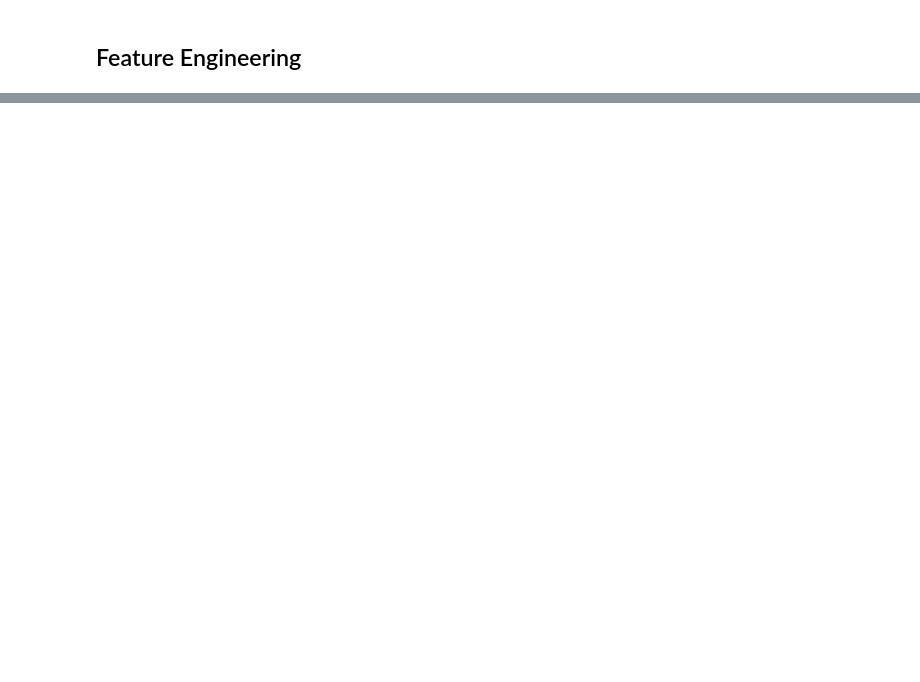
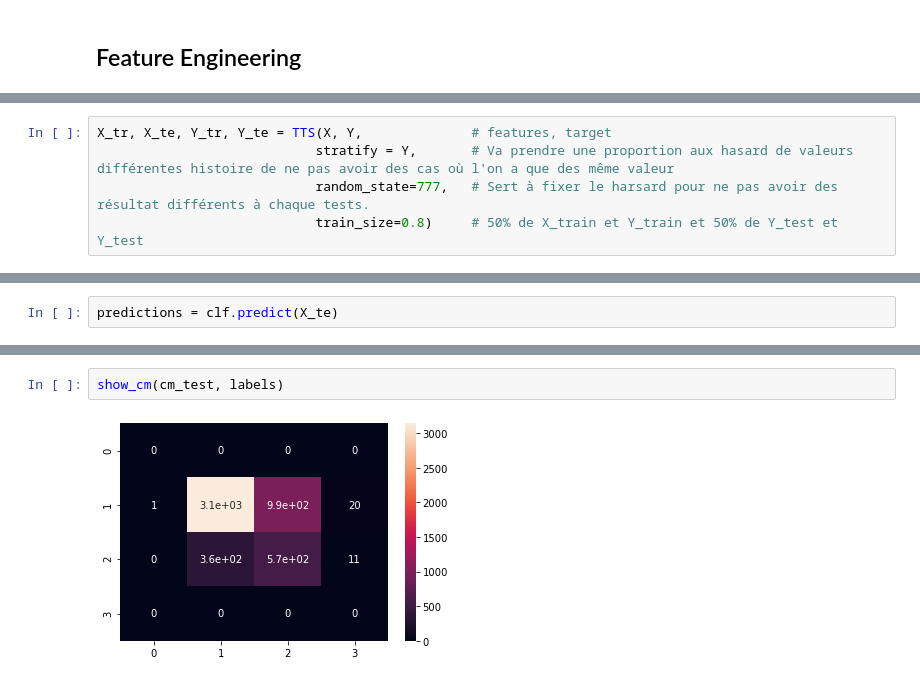
Before and after one commit to alphab2000x/python, a Jupyter notebook: Master2/Projet5/US_Accident.ipynb, the cells around one changed output, grey strips where cells are left out. Cells and saved outputs as stored; diff of their text form; blank space fills up the shorter version.

```diff
--- a/Master2/Projet5/US_Accident.ipynb
+++ b/Master2/Projet5/US_Accident.ipynb
@@ -84,0 +229,5 @@ X = X.drop(['purchase_time'],axis=1)
+# %%
+X_tr, X_te, Y_tr, Y_te = TTS(X, Y,              # features, target
+                            stratify = Y,       # Va prendre une proportion aux hasard de valeurs différentes histoire de ne pas avoir des cas où l'on a que des même valeur
+                            random_state=777,   # Sert à fixer le harsard pour ne pas avoir des résultat différents à chaque tests.
+                            train_size=0.8)     # 50% de X_train et Y_train et 50% de Y_test et Y_test
@@ -84,0 +252,2 @@ X = X.drop(['purchase_time'],axis=1)
+# %%
+predictions = clf.predict(X_te)
@@ -84,0 +307,4 @@ X = X.drop(['purchase_time'],axis=1)
+# %%
+show_cm(cm_test, labels)
+# %% [output]
+[figure, added]
```
Also changed, not shown: parts of 44 cells of this notebook, 3 other files.
